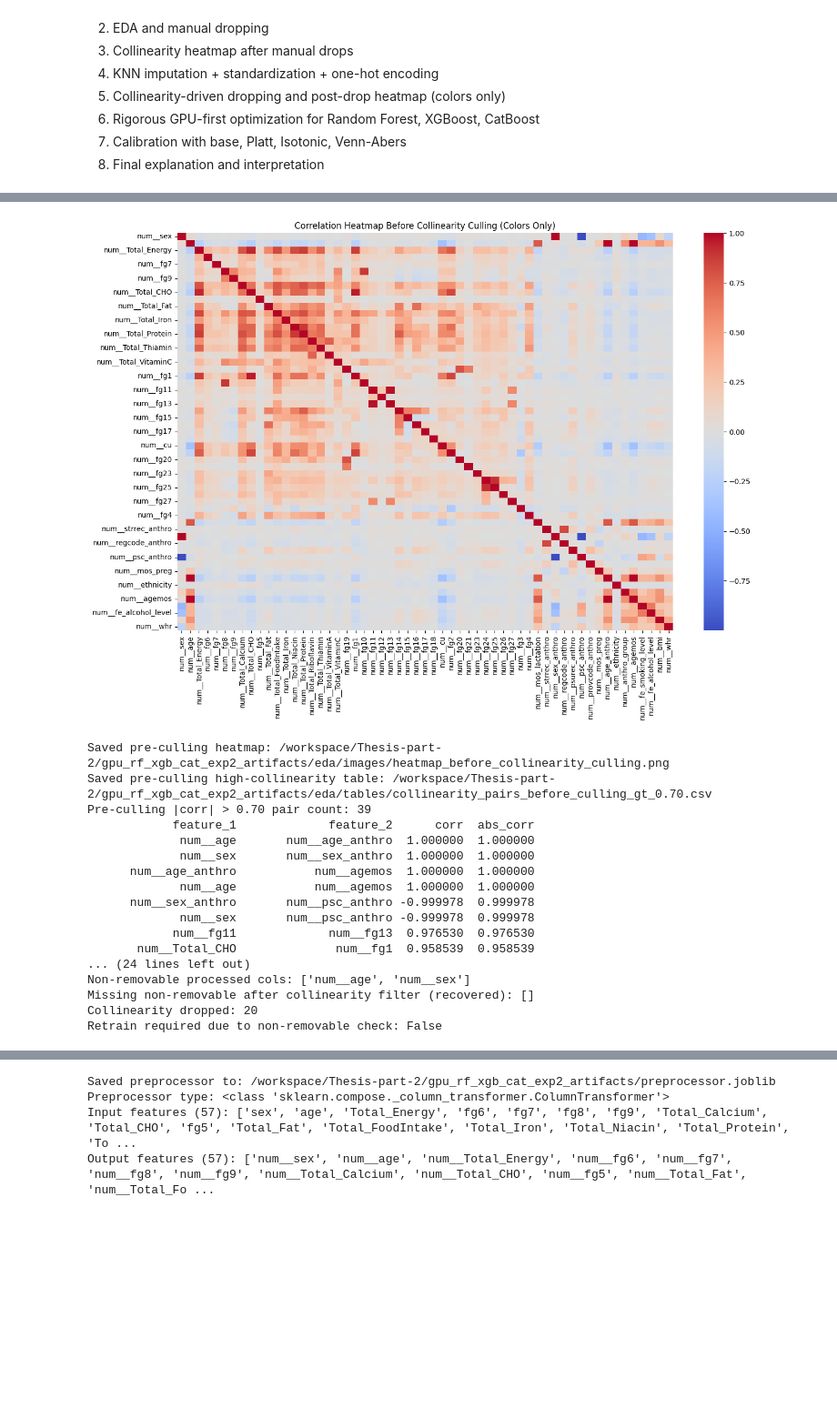
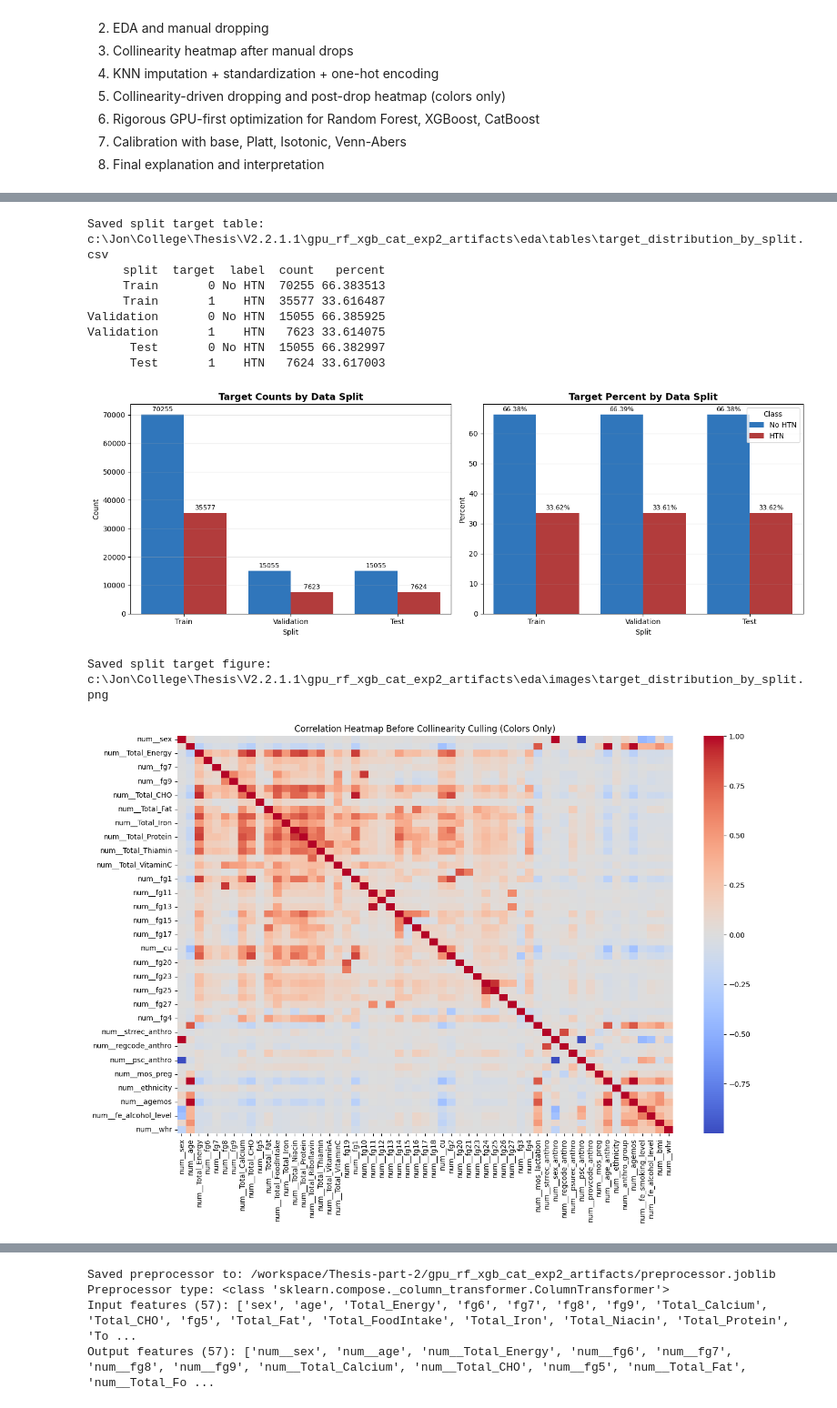
Before and after one commit to Jrbaes/Thesis-part-2, a Jupyter notebook: Main_2015_GPU_RF_XGB_CAT_RIGOROUS_OPT_exp2.ipynb, the cells around one changed output, grey strips where cells are left out. Shown at 91% size. Saved outputs shown, nothing was run; the diff lists cells and outputs as text; code cells hidden in the pictures; blank space fills up the shorter version.

```diff
--- a/Main_2015_GPU_RF_XGB_CAT_RIGOROUS_OPT_exp2.ipynb
+++ b/Main_2015_GPU_RF_XGB_CAT_RIGOROUS_OPT_exp2.ipynb
@@ -684,6 +746,53 @@ X_train, X_tmp, y_train, y_tmp = train_test_split(
 X_valid, X_test, y_valid, y_test = train_test_split(
     X_tmp, y_tmp, test_size=0.50, random_state=RANDOM_SEED, stratify=y_tmp
 )
+
+split_target_rows = []
+for split_name, y_split in [('Train', y_train), ('Validation', y_valid), ('Test', y_test)]:
+    split_counts = y_split.value_counts(dropna=False).sort_index()
+    split_total = int(split_counts.sum())
+    for target_value, count in split_counts.items():
+        split_target_rows.append(
+            {
+                'split': split_name,
+                'target': target_value,
+                'label': {0: 'No HTN', 1: 'HTN'}.get(target_value, str(target_value)),
+                'count': int(count),
+                'percent': float(count / split_total * 100.0),
+            }
+        )
+
+split_target_df = pd.DataFrame(split_target_rows)
+split_target_path = EDA_TABLE_DIR / 'target_distribution_by_split.csv'
+split_target_df.to_csv(split_target_path, index=False)
+print(f'Saved split target table: {split_target_path}')
+print(split_target_df.to_string(index=False))
+
+fig, axes = plt.subplots(1, 2, figsize=(14, 5))
+sns.barplot(data=split_target_df, x='split', y='count', hue='label', palette=['#1976d2', '#c62828'], ax=axes[0])
+axes[0].set_title('Target Counts by Data Split', fontsize=13, fontweight='bold')
+axes[0].set_xlabel('Split')
+axes[0].set_ylabel('Count')
+axes[0].grid(axis='y', alpha=0.3)
+for container in axes[0].containers:
+    axes[0].bar_label(container, fmt='%.0f', padding=2, fontsize=9)
+
+sns.barplot(data=split_target_df, x='split', y='percent', hue='label', palette=['#1976d2', '#c62828'], ax=axes[1])
+axes[1].set_title('Target Percent by Data Split', fontsize=13, fontweight='bold')
+axes[1].set_xlabel('Split')
+axes[1].set_ylabel('Percent')
+axes[1].grid(axis='y', alpha=0.3)
+for container in axes[1].containers:
+    axes[1].bar_label(container, fmt='%.2f%%', padding=2, fontsize=9)
+
+handles, labels = axes[1].get_legend_handles_labels()
+axes[0].legend_.remove()
+axes[1].legend(handles, labels, title='Class', loc='upper right')
+plt.tight_layout()
+split_fig_path = EDA_IMG_DIR / 'target_distribution_by_split.png'
+plt.savefig(split_fig_path, dpi=300, bbox_inches='tight')
+plt.show()
+print(f'Saved split target figure: {split_fig_path}')
 
 def make_ohe():
     try:
@@ -808,48 +917,41 @@ keep_cols, dropped_cols = collinearity_filter(
 
 missing_non_removable_after_filter = [c for c in non_removable_processed_cols if c not in keep_cols]
 if missing_non_removable_after_filter:
     keep_cols = keep_cols + missing_non_removable_after_filter
     dropped_cols = [c for c in dropped_cols if c not in set(missing_non_removable_after_filter)]
     RETRAIN_REQUIRED_NON_REMOVABLE = True
 
 X_train_final = X_train_proc[keep_cols].copy()
 X_valid_final = X_valid_proc[keep_cols].copy()
 X_test_final = X_test_proc[keep_cols].copy()
 
 missing_non_removable_final = []
 for c in non_removable_processed_cols:
     if c not in X_train_final.columns:
         missing_non_removable_final.append(c)
 
 if missing_non_removable_final:
     RETRAIN_REQUIRED_NON_REMOVABLE = True
     raise ValueError(
         f'Non-removable processed features missing from final matrix: {missing_non_removable_final}. '
         'Please verify source columns for age/sex are present before training.'
     )
 
 print('Train/Valid/Test shapes:', X_train_final.shape, X_valid_final.shape, X_test_final.shape)
 print('Protected cols:', protected_cols)
 print('Non-removable processed cols:', non_removable_processed_cols)
 print('Missing non-removable after collinearity filter (recovered):', missing_non_removable_after_filter)
 print(f'Collinearity dropped: {len(dropped_cols)}')
 print('Retrain required due to non-removable check:', RETRAIN_REQUIRED_NON_REMOVABLE)
 # %% [output]
+Saved split target table: c:\Jon\College\Thesis\V2.2.1.1\gpu_rf_xgb_cat_exp2_artifacts\eda\tables\target_distribution_by_split.csv
+     split  target  label  count   percent
+     Train       0 No HTN  70255 66.383513
+     Train       1    HTN  35577 33.616487
+Validation       0 No HTN  15055 66.385925
+Validation       1    HTN   7623 33.614075
+      Test       0 No HTN  15055 66.382997
+      Test       1    HTN   7624 33.617003
-[figure, old version]
+[figure, new version]
-Saved pre-culling heatmap: /workspace/Thesis-part-2/gpu_rf_xgb_cat_exp2_artifacts/eda/images/heatmap_before_collinearity_culling.png
-Saved pre-culling high-collinearity table: /workspace/Thesis-part-2/gpu_rf_xgb_cat_exp2_artifacts/eda/tables/collinearity_pairs_before_culling_gt_0.70.csv
-Pre-culling |corr| > 0.70 pair count: 39
-            feature_1             feature_2      corr  abs_corr
-             num__age       num__age_anthro  1.000000  1.000000
-             num__sex       num__sex_anthro  1.000000  1.000000
-      num__age_anthro           num__agemos  1.000000  1.000000
-             num__age           num__agemos  1.000000  1.000000
-      num__sex_anthro       num__psc_anthro -0.999978  0.999978
-             num__sex       num__psc_anthro -0.999978  0.999978
-            num__fg11             num__fg13  0.976530  0.976530
-       num__Total_CHO              num__fg1  0.958539  0.958539
-... (24 lines left out)
-Non-removable processed cols: ['num__age', 'num__sex']
-Missing non-removable after collinearity filter (recovered): []
-Collinearity dropped: 20
-Retrain required due to non-removable check: False
+Saved split target figure: c:\Jon\College\Thesis\V2.2.1.1\gpu_rf_xgb_cat_exp2_artifacts\eda\images\target_distribution_by_split.png
+[figure, added]
```
Also changed, not shown: parts of 14 cells of this notebook, 35 other files.
